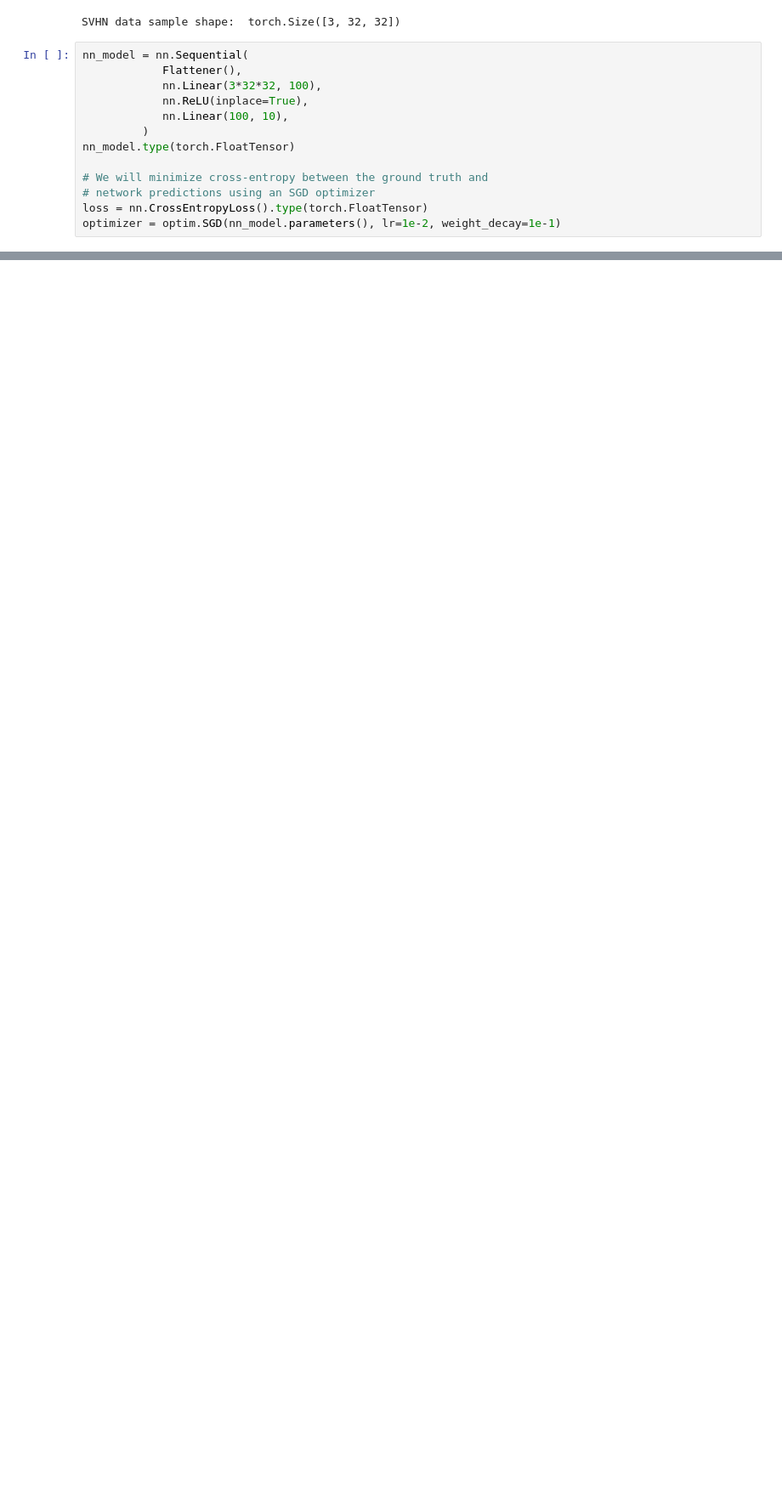
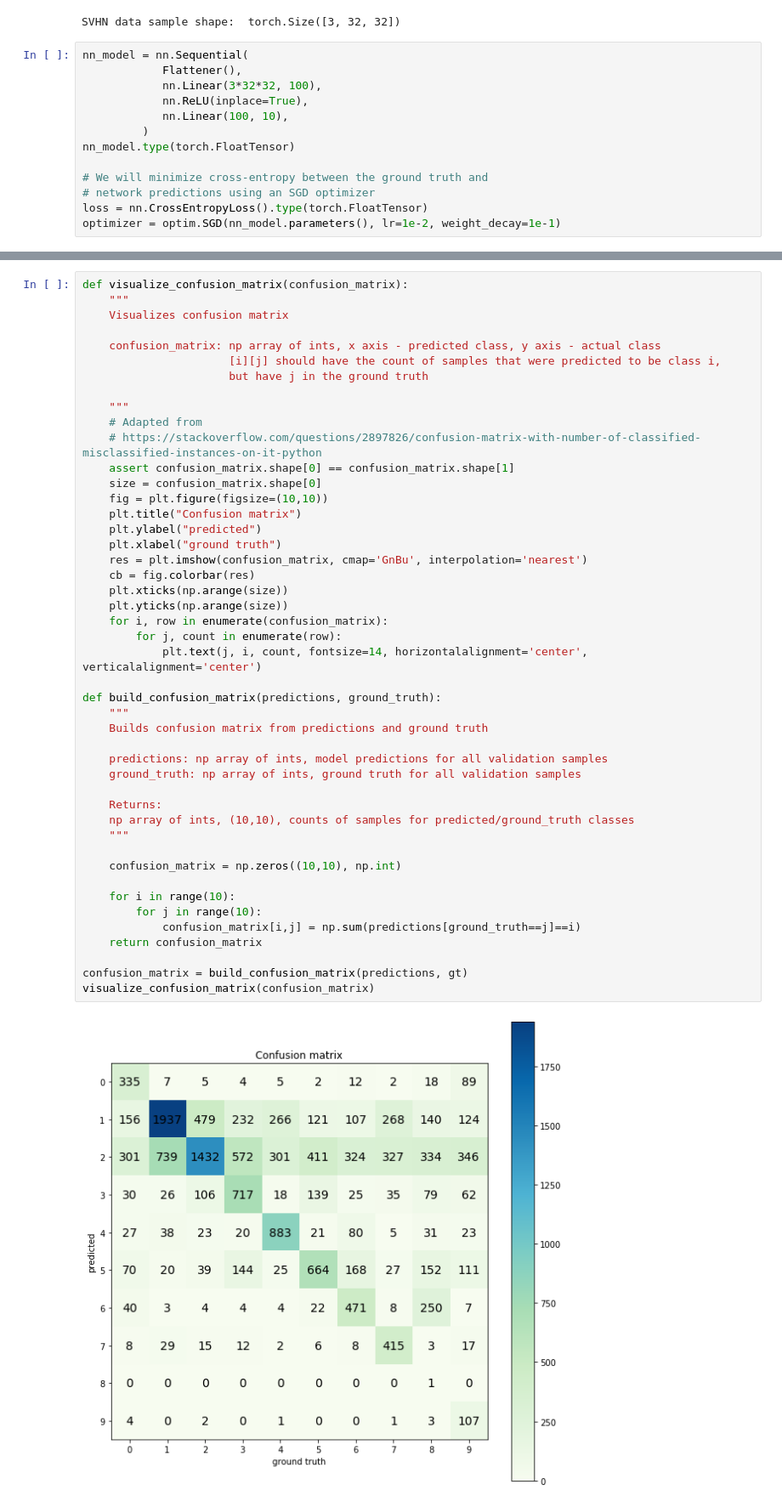
Before and after one commit to shlvd/toy_proj_ml, a Jupyter notebook: Pytorch_dlcourse_ai.ipynb, the cells around one changed output, grey strips where cells are left out. Shown: that part at 85% size. Saved outputs shown, nothing was run; the diff lists cells and outputs as text; blank space fills up the shorter version.

```diff
--- a/Pytorch_dlcourse_ai.ipynb
+++ b/Pytorch_dlcourse_ai.ipynb
@@ -204,0 +256,48 @@ Average loss: 1.318091, Train accuracy: 0.698717, Val accuracy: 0.668077
+# %%
+def visualize_confusion_matrix(confusion_matrix):
+    """
+    Visualizes confusion matrix
+
+    confusion_matrix: np array of ints, x axis - predicted class, y axis - actual class
+                      [i][j] should have the count of samples that were predicted to be class i,
+                      but have j in the ground truth
+
+    """
+    # Adapted from
+    # https://stackoverflow.com/questions/2897826/confusion-matrix-with-number-of-classified-misclassified-instances-on-it-python
+    assert confusion_matrix.shape[0] == confusion_matrix.shape[1]
+    size = confusion_matrix.shape[0]
+    fig = plt.figure(figsize=(10,10))
+    plt.title("Confusion matrix")
+    plt.ylabel("predicted")
+    plt.xlabel("ground truth")
+    res = plt.imshow(confusion_matrix, cmap='GnBu', interpolation='nearest')
+    cb = fig.colorbar(res)
+    plt.xticks(np.arange(size))
+    plt.yticks(np.arange(size))
+    for i, row in enumerate(confusion_matrix):
+        for j, count in enumerate(row):
+            plt.text(j, i, count, fontsize=14, horizontalalignment='center', verticalalignment='center')
+
+def build_confusion_matrix(predictions, ground_truth):
+    """
+    Builds confusion matrix from predictions and ground truth
+
+    predictions: np array of ints, model predictions for all validation samples
+    ground_truth: np array of ints, ground truth for all validation samples
+
+    Returns:
+    np array of ints, (10,10), counts of samples for predicted/ground_truth classes
+    """
+
+    confusion_matrix = np.zeros((10,10), np.int)
+
+    for i in range(10):
+        for j in range(10):
+            confusion_matrix[i,j] = np.sum(predictions[ground_truth==j]==i)
+    return confusion_matrix
+
+confusion_matrix = build_confusion_matrix(predictions, gt)
+visualize_confusion_matrix(confusion_matrix)
+# %% [output]
+[figure, added]
```
Also changed, not shown: parts of 9 cells of this notebook.
